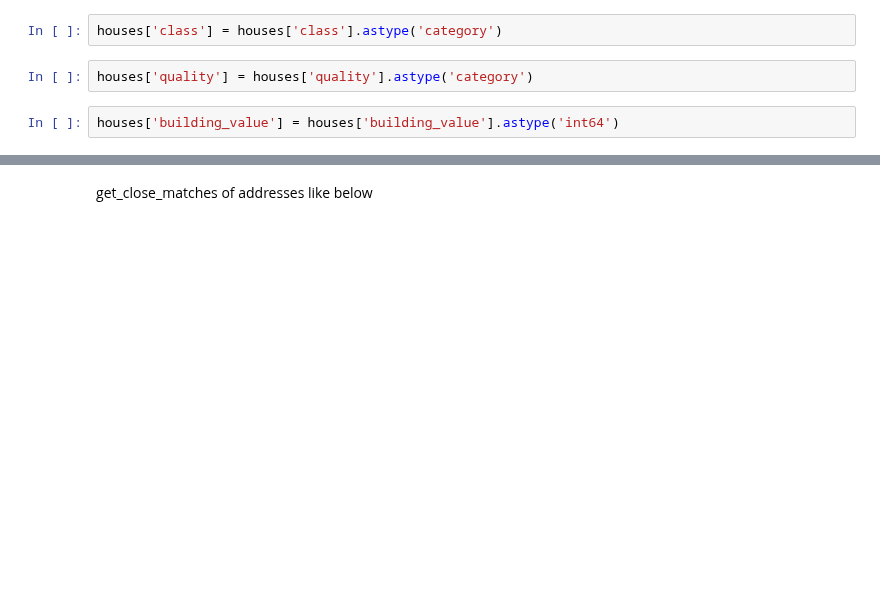
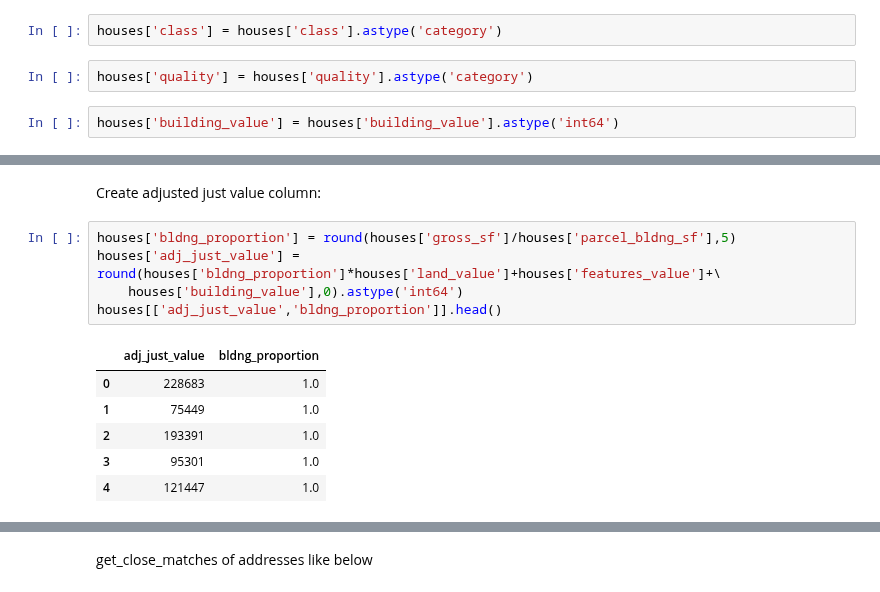
Before and after one commit to WillRobinson152/DS_Assingments, a Jupyter notebook: Jax Housing Analysis/3.CleanData.ipynb, the cells around one changed output, grey strips where cells are left out. Cells and saved outputs as stored; diff of their text form; blank space fills up the shorter version.

```diff
--- a/Jax Housing Analysis/3.CleanData.ipynb
+++ b/Jax Housing Analysis/3.CleanData.ipynb
@@ -249,3 +392,17 @@ houses.drop(columns=['street_num', 'direction', 'street_name', 'street_type', 'u
+# %% [markdown]
+Create adjusted just value column:
+# %%
+houses['bldng_proportion'] = round(houses['gross_sf']/houses['parcel_bldng_sf'],5)
+houses['adj_just_value'] = round(houses['bldng_proportion']*houses['land_value']+houses['features_value']+\
+    houses['building_value'],0).astype('int64')
+houses[['adj_just_value','bldng_proportion']].head()
+# %% [output]
+|  | adj_just_value | bldng_proportion |
+| 0 | 228683 | 1.0 |
+| 1 | 75449 | 1.0 |
+| 2 | 193391 | 1.0 |
+| 3 | 95301 | 1.0 |
+| 4 | 121447 | 1.0 |
 # %%
 houses.tail()
 # %% [output]
```
Also changed, not shown: parts of 62 cells of this notebook, 2 other files.
